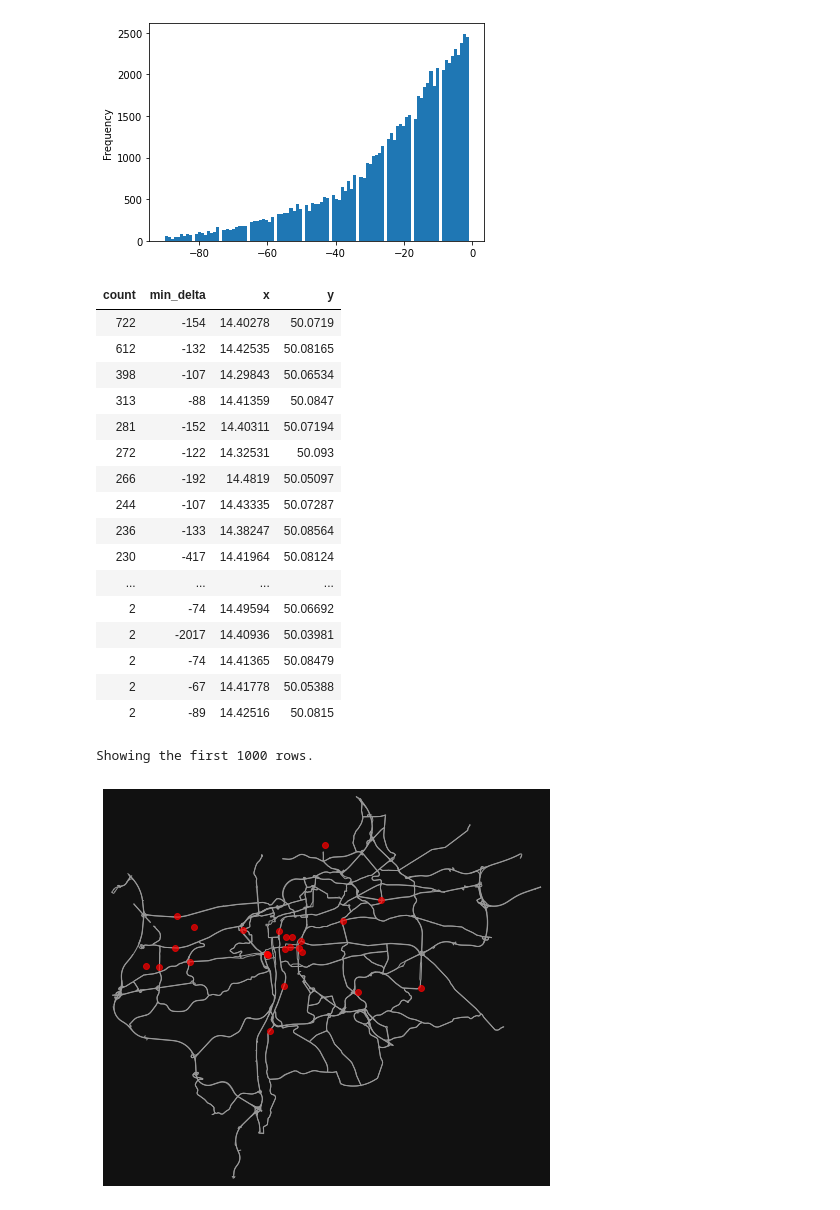
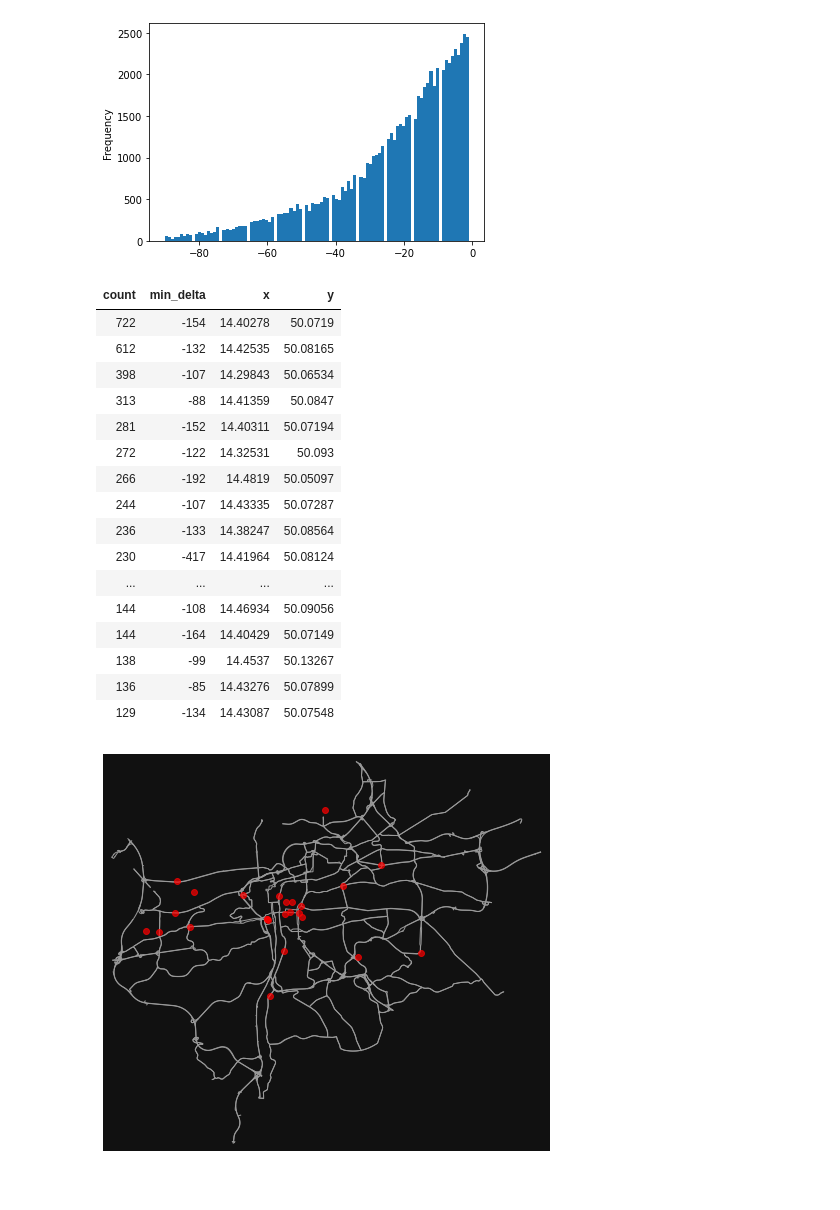
Before and after one commit to OndrejKomin/BDT_pid, a Jupyter notebook: data_analysis.ipynb, the cells around one changed output. Saved outputs shown, nothing was run; the diff lists cells and outputs as text; code cells hidden in the pictures.

```diff
--- a/data_analysis.ipynb
+++ b/data_analysis.ipynb
@@ -92,40 +92,40 @@ Out[3]: -62.0
 SELECT
   count(*) as count,
   MIN(delay_delta) as min_delta,
   x, y
 FROM
   (SELECT
       T2.x, T2.y,
       (T2.delay - T1.delay) AS delay_delta
   FROM
   trams_delays T1, trams_delays T2
   WHERE (T1.trip_msg_order + 1) = T2.trip_msg_order and T1.trip_id = T2.trip_id
   ORDER BY delay_delta ASC)
 WHERE delay_delta < -62     -- set threshold as stored in biggest_delays_threshold python var
 GROUP BY x, y
-ORDER BY count DESC;
+ORDER BY count DESC
+LIMIT 25;
 
 -- In this query delay improvement between each recorded point of each trip is calculated.
 -- Then only top three places where delay decreased most often are selected
 # %% [output]
 | count | min_delta | x | y |
 | 722 | -154 | 14.40278 | 50.0719 |
 | 612 | -132 | 14.42535 | 50.08165 |
 | 398 | -107 | 14.29843 | 50.06534 |
 | 313 | -88 | 14.41359 | 50.0847 |
 | 281 | -152 | 14.40311 | 50.07194 |
 | 272 | -122 | 14.32531 | 50.093 |
 | 266 | -192 | 14.4819 | 50.05097 |
 | 244 | -107 | 14.43335 | 50.07287 |
 | 236 | -133 | 14.38247 | 50.08564 |
 | 230 | -417 | 14.41964 | 50.08124 |
 | ... | ... | ... | ... |
-| 2 | -74 | 14.49594 | 50.06692 |
-| 2 | -2017 | 14.40936 | 50.03981 |
-| 2 | -74 | 14.41365 | 50.08479 |
-| 2 | -67 | 14.41778 | 50.05388 |
-| 2 | -89 | 14.42516 | 50.0815 |
+| 144 | -108 | 14.46934 | 50.09056 |
+| 144 | -164 | 14.40429 | 50.07149 |
+| 138 | -99 | 14.4537 | 50.13267 |
+| 136 | -85 | 14.43276 | 50.07899 |
+| 129 | -134 | 14.43087 | 50.07548 |
-Showing the first 1000 rows.
 # %%
 # save results to pandas dataframe
 df_results = _sqldf.toPandas()
```
Also changed, not shown: parts of 2 cells of this notebook.
